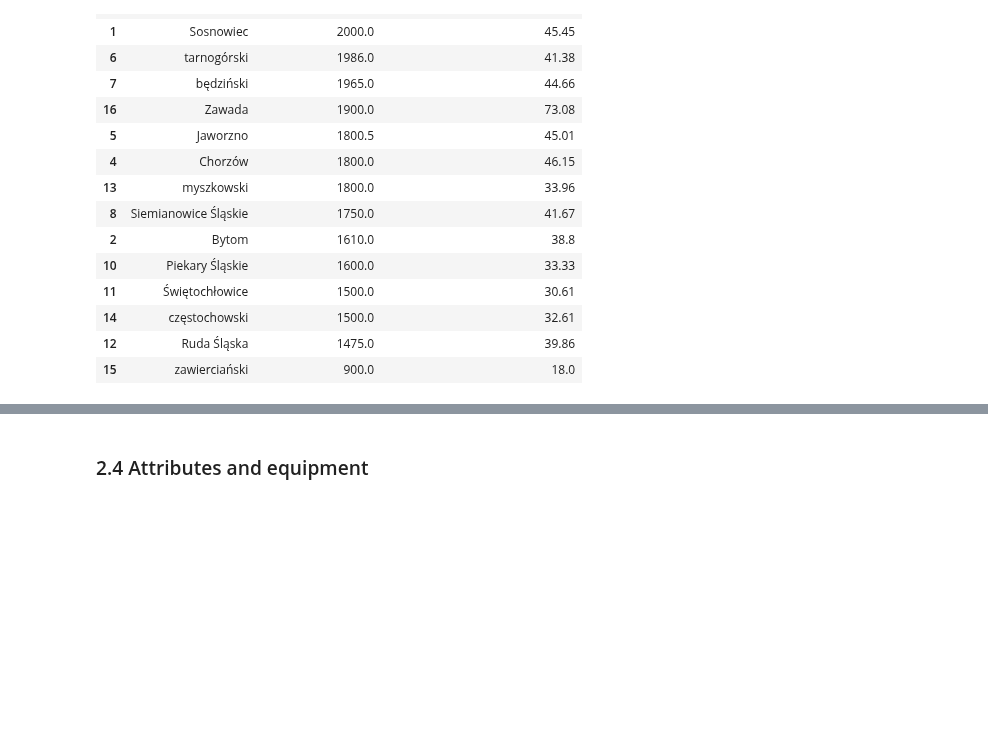
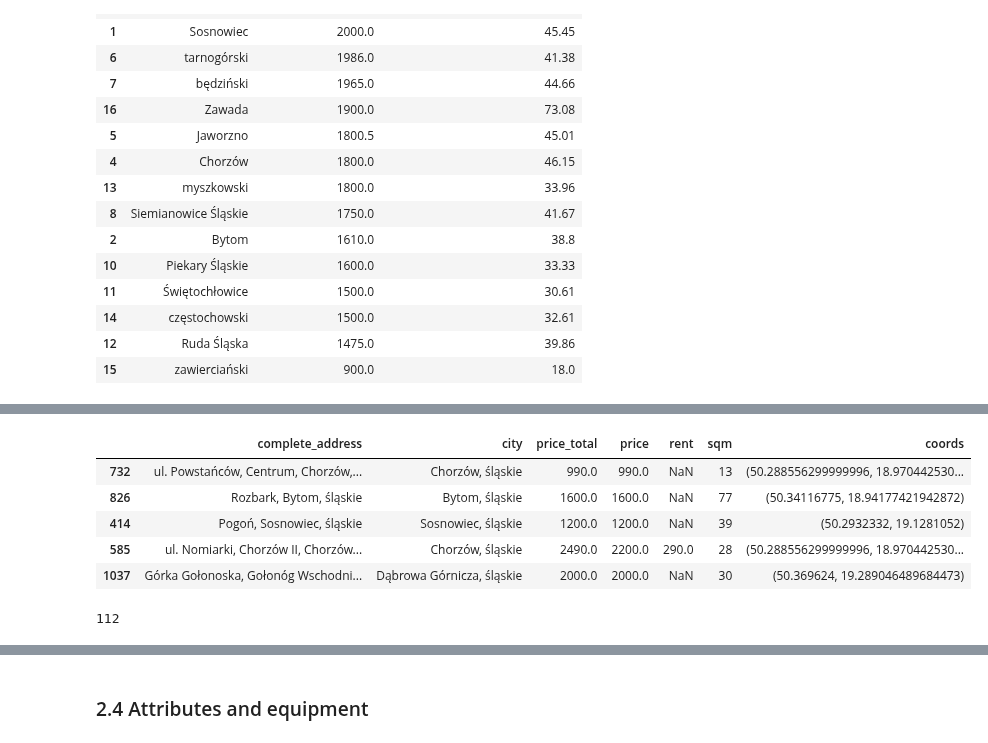
Before and after one commit to Luk-kar/Home-Market-Harvester, a Jupyter notebook: notebooks/003_EDA.ipynb, the cells around one changed output, grey strips where cells are left out. Saved outputs shown, nothing was run; the diff lists cells and outputs as text; code cells hidden in the pictures; blank space fills up the shorter version.

```diff
--- a/notebooks/003_EDA.ipynb
+++ b/notebooks/003_EDA.ipynb
@@ -967,0 +982,57 @@ locations_summary[["('location', 'city')", "median_price (PLN)", "Median Price p
+# %%
+geolocator = Nominatim(user_agent="your_app_name")
+
+def get_coordinates(address, attempt=1, max_attempts=3):
+    try:
+        location = geolocator.geocode(address, timeout=10)  # Increase timeout to 10 seconds
+        if location:
+            return (location.latitude, location.longitude)
+        else:
+            return (None, None)
+    except GeocoderTimedOut:
+        if attempt <= max_attempts:
+            time.sleep(1 * attempt)  # Exponential backoff
+            return get_coordinates(address, attempt + 1, max_attempts)
+        return (None, None)
+    except GeocoderUnavailable:
+        return (None, None)
+
+def add_geo_data_to_offers(df: pd.DataFrame):
+
+    df_temp = pd.DataFrame()
+    df_temp['complete_address'] = df[('location', 'complete_address')]
+    df_temp['city'] = df[('location', 'city')] + ", " + df[('location', 'voivodeship')]
+    df_temp['price_total'] = df[('pricing', 'total_rent')]
+    df_temp['price'] = df[('pricing', 'price')]
+    df_temp['rent'] = df[('pricing', 'rent')]
+    df_temp['sqm'] = df[('size', 'square_meters')]
+
+    # Create unique address list
+    unique_addresses = df[('location', 'complete_address')].unique()
+    address_coords = {}
+
+    for address in unique_addresses:
+        coords = get_coordinates(address)
+        if coords == (None, None):
+            # If coordinates for the complete address are not found, try with city
+            city = df_temp[df_temp['complete_address'] == address]['city'].values[0]
+            coords = get_coordinates(city)
+        address_coords[address] = coords
+
+    # Map the coordinates back to the DataFrame
+    df_temp['coords'] = df_temp['complete_address'].map(address_coords)
+
+    return df_temp
+
+map_df = add_geo_data_to_offers(combined_df)
+# %% [output]
+|  | complete_address | city | price_total | price | rent | sqm | coords |
+| 732 | ul. Powstańców, Centrum, Chorzów,... | Chorzów, śląskie | 990.0 | 990.0 | NaN | 13 | (50.288556299999996, 18.970442530... |
+| 826 | Rozbark, Bytom, śląskie | Bytom, śląskie | 1600.0 | 1600.0 | NaN | 77 | (50.34116775, 18.94177421942872) |
+| 414 | Pogoń, Sosnowiec, śląskie | Sosnowiec, śląskie | 1200.0 | 1200.0 | NaN | 39 | (50.2932332, 19.1281052) |
+| 585 | ul. Nomiarki, Chorzów II, Chorzów... | Chorzów, śląskie | 2490.0 | 2200.0 | 290.0 | 28 | (50.288556299999996, 18.970442530... |
+| 1037 | Górka Gołonoska, Gołonóg Wschodni... | Dąbrowa Górnicza, śląskie | 2000.0 | 2000.0 | NaN | 30 | (50.369624, 19.289046489684473) |
+# %%
+len(map_df['coords'].unique())
+# %% [output]
+112
```
Also changed, not shown: parts of 8 cells of this notebook.
